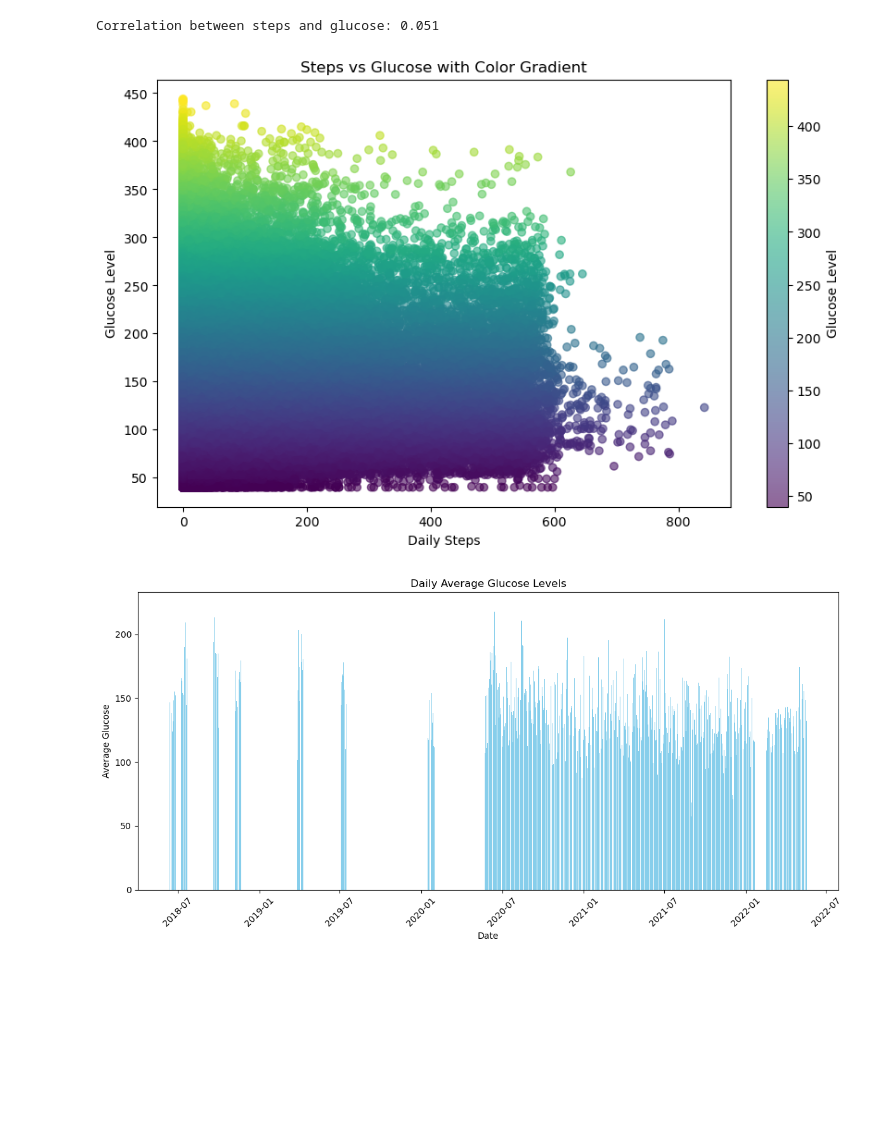
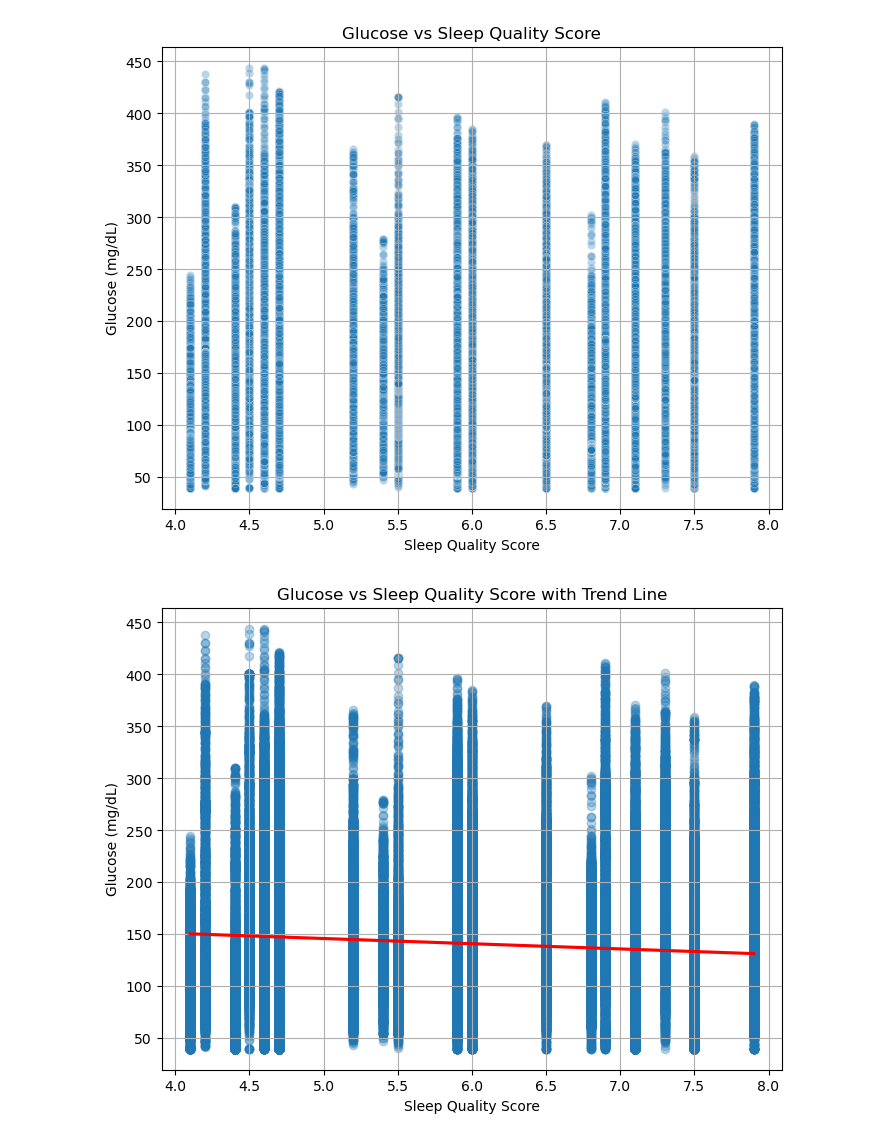
Before and after one commit to msdesh99/Python-Data-Analysis, a Jupyter notebook: Remya_Descriptive Analysis.ipynb, the cells around one changed output. Saved outputs shown, nothing was run; the diff lists cells and outputs as text; code cells hidden in the pictures; blank space fills up the shorter version.

```diff
--- a/Remya_Descriptive Analysis.ipynb
+++ b/Remya_Descriptive Analysis.ipynb
@@ -1,3 +7,10 @@
+# %%
+#paths for the HUPA-UC Diabetes Dataset and various CSV outputs.
+path = "HUPA-UC Diabetes Dataset/"
+demographic_path = path + "T1DM_patient_sleep_demographics_with_race.csv"
+all_patients_path = path + "ALL_PATIENTS.csv"
+modified_demographic_path = path+"DEMOGRAPHIC.csv"
+patients_demographic_path = path +"PATIENTS_WITH_DEMOGRAPHIC.csv"
 # %%
 # Q1: How does average glucose vary across age groups?
 # Column(s): glucose, age
@@ -107,31 +89 @@ Average Glucose by Carbohydrate Intake Group:
-# %%
-import pandas as pd
-import matplotlib.pyplot as plt
-import seaborn as sns
-
-# Read CSV
-df = pd.read_csv(patients_demo_path, sep=",")  # Use comma as delimiter
-
-# Ensure relevant columns are numeric
-df['glucose'] = pd.to_numeric(df['glucose'], errors='coerce')
-df['steps'] = pd.to_numeric(df['steps'], errors='coerce')
-
-# Drop rows with missing values in glucose or steps
-df_clean = df.dropna(subset=['glucose', 'steps'])
-
-# Calculate correlation
-correlation = df_clean['glucose'].corr(df_clean['steps'])
-print(f"Correlation between steps and glucose: {correlation:.3f}")
-
-# Scatter plot with color gradient
-plt.figure(figsize=(10,6))
-plt.scatter(df_clean['steps'], df_clean['glucose'], c=df_clean['glucose'], cmap='viridis', alpha=0.6)
-plt.colorbar(label='Glucose Level')
-plt.xlabel("Daily Steps")
-plt.ylabel("Glucose Level")
-plt.title("Steps vs Glucose with Color Gradient")
-plt.show()
-# %% [output]
-Correlation between steps and glucose: 0.051
-[figure, removed]
 # %%
@@ -142,29 +94,25 @@ Correlation between steps and glucose: 0.051
 # %%
-import pandas as pd
-import matplotlib.pyplot as plt
 
-df = pd.read_csv(patients_demo_path, sep=",")
+# Read CSV
+df = pd.read_csv(patients_demographic_path, sep=",")
 
-# Ensure glucose is numeric
-df['glucose'] = pd.to_numeric(df['glucose'], errors='coerce')
+# Scatter plot: glucose vs sleep quality
+plt.figure(figsize=(8,6))
+sns.scatterplot(x='sleep_quality_score', y='glucose', data=df, alpha=0.3)
+plt.title('Glucose vs Sleep Quality Score')
+plt.xlabel('Sleep Quality Score')
+plt.ylabel('Glucose (mg/dL)')
+plt.grid(True)
+plt.show()
 
-# Convert 'time' to datetime
-df['time'] = pd.to_datetime(df['time'], format='%Y-%m-%dT%H:%M:%S', errors='coerce')
-
-# Extract date only
-df['date'] = df['time'].dt.date
-
-# Calculate daily average glucose
-daily_avg = df.groupby('date')['glucose'].mean().reset_index()
-
-# Plot
-plt.figure(figsize=(12,6))
-plt.bar(daily_avg['date'], daily_avg['glucose'], color='skyblue')
-plt.title("Daily Average Glucose Levels")
-plt.xlabel("Date")
-plt.ylabel("Average Glucose")
-plt.xticks(rotation=45)
-plt.tight_layout()
+# Regression line to show trend
+plt.figure(figsize=(8,6))
+sns.regplot(x='sleep_quality_score', y='glucose', data=df, scatter_kws={'alpha':0.3}, line_kws={'color':'red'})
+plt.title('Glucose vs Sleep Quality Score with Trend Line')
+plt.xlabel('Sleep Quality Score')
+plt.ylabel('Glucose (mg/dL)')
+plt.grid(True)
 plt.show()
 # %% [output]
-[figure, old version]
+[figure, new version]
+[figure, added]
```
Also changed, not shown: parts of 7 cells of this notebook.
